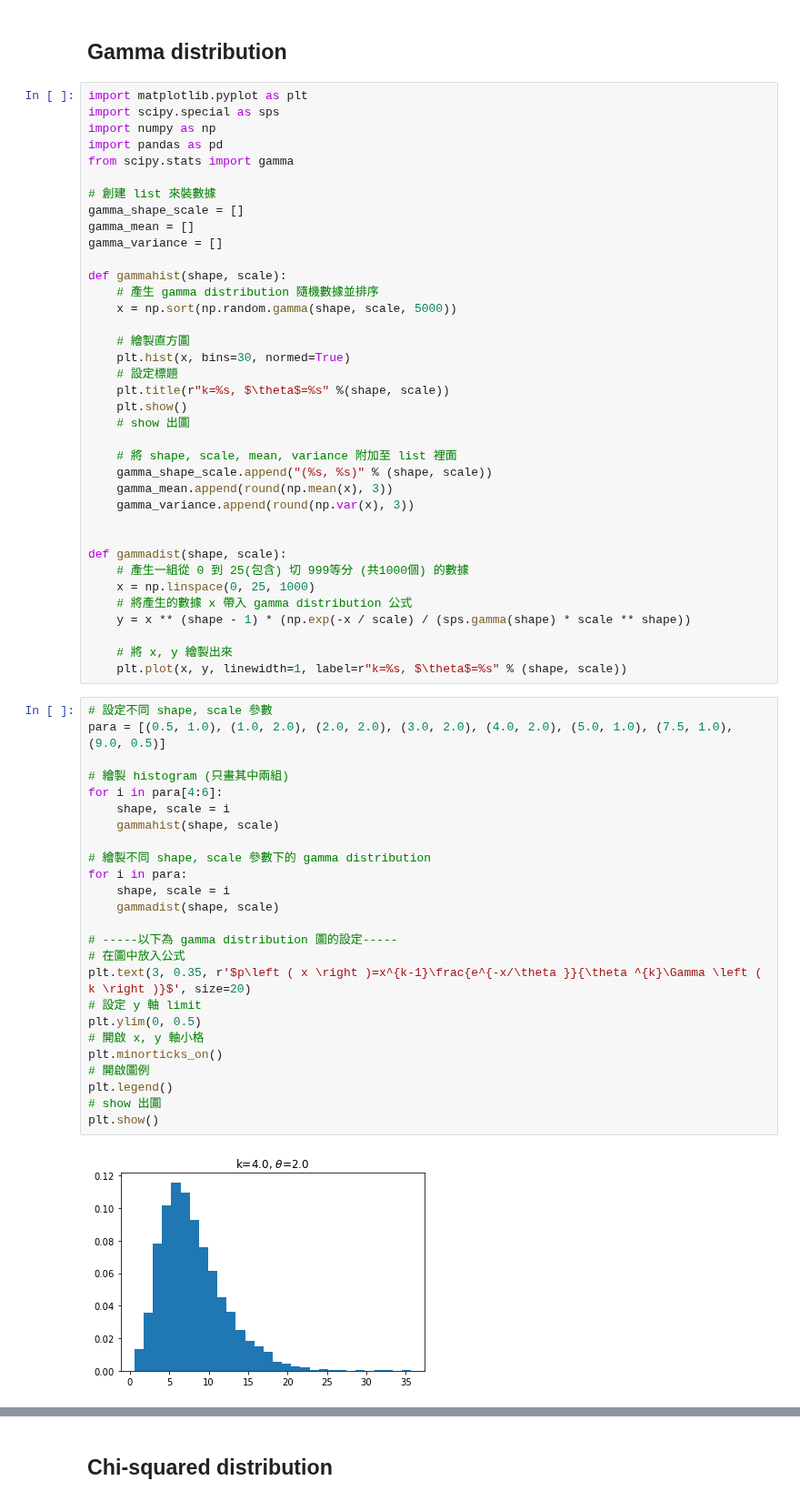
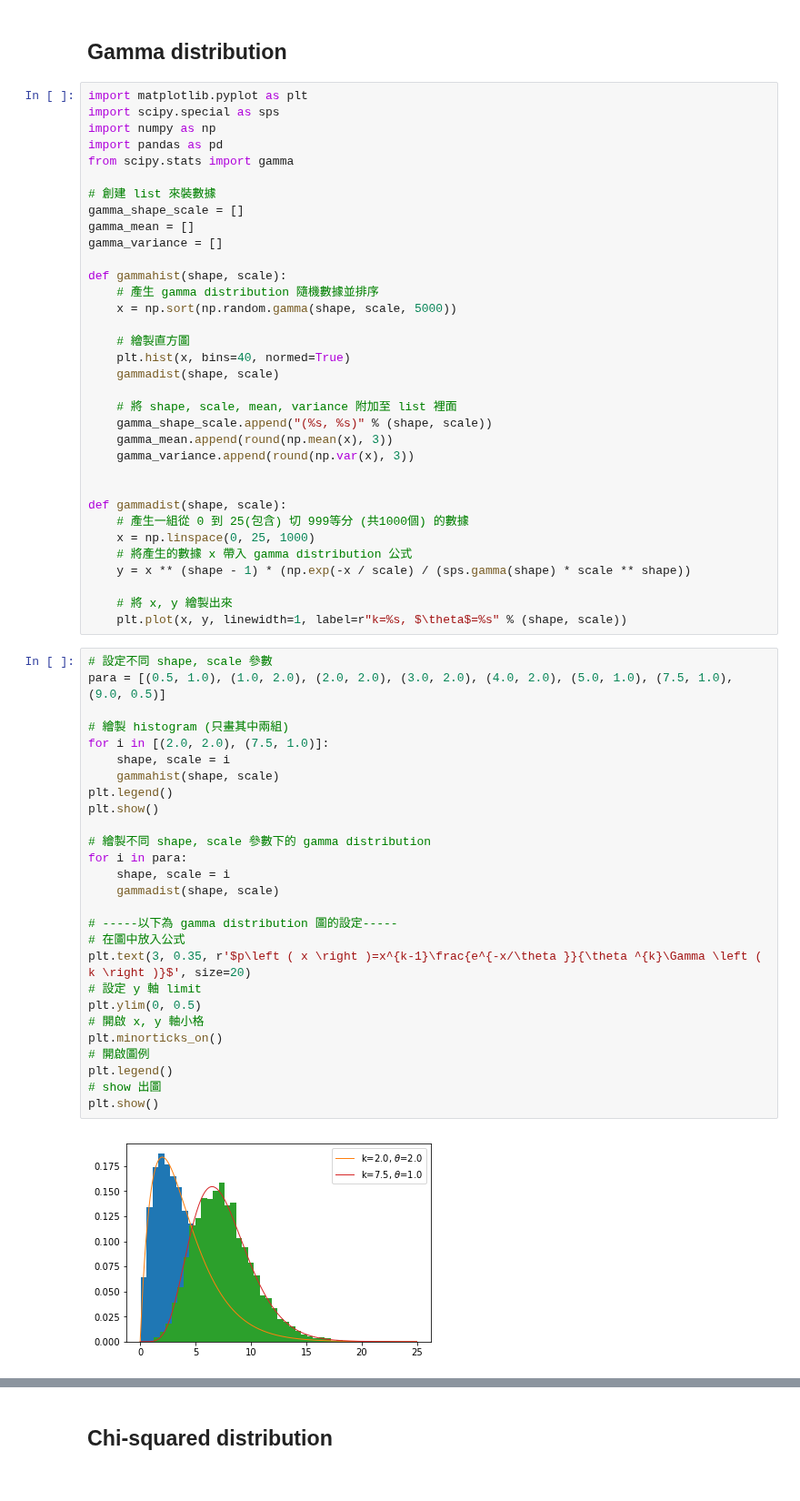
Before and after one commit to Astrohackers-TW/IANCUPythonAdventure, a Jupyter notebook: notebooks/notebooks4AstroStatistics/probability_distributions.ipynb, the cells around one changed output, grey strips where cells are left out. Shown at 91% size. Saved outputs shown, nothing was run; the diff lists cells and outputs as text.

```diff
--- a/notebooks/notebooks4AstroStatistics/probability_distributions.ipynb
+++ b/notebooks/notebooks4AstroStatistics/probability_distributions.ipynb
@@ -32,11 +32,8 @@ def gammahist(shape, scale):
     x = np.sort(np.random.gamma(shape, scale, 5000))
 
     # 繪製直方圖
-    plt.hist(x, bins=30, normed=True)
-    # 設定標題
-    plt.title(r"k=%s, $\theta$=%s" %(shape, scale))
-    plt.show()
-    # show 出圖
+    plt.hist(x, bins=40, normed=True)
+    gammadist(shape, scale)
 
     # 將 shape, scale, mean, variance 附加至 list 裡面
     gamma_shape_scale.append("(%s, %s)" % (shape, scale))
@@ -55,27 +52,29 @@ def gammadist(shape, scale):
 # %%
 # 設定不同 shape, scale 參數
 para = [(0.5, 1.0), (1.0, 2.0), (2.0, 2.0), (3.0, 2.0), (4.0, 2.0), (5.0, 1.0), (7.5, 1.0), (9.0, 0.5)]
 
 # 繪製 histogram (只畫其中兩組)
-for i in para[4:6]:
+for i in [(2.0, 2.0), (7.5, 1.0)]:
     shape, scale = i
     gammahist(shape, scale)
+plt.legend()
+plt.show()
 
 # 繪製不同 shape, scale 參數下的 gamma distribution
 for i in para:
     shape, scale = i
     gammadist(shape, scale)
 
 # -----以下為 gamma distribution 圖的設定-----
 # 在圖中放入公式
 plt.text(3, 0.35, r'$p\left ( x \right )=x^{k-1}\frac{e^{-x/\theta }}{\theta ^{k}\Gamma \left ( k \right )}$', size=20)
 # 設定 y 軸 limit
 plt.ylim(0, 0.5)
 # 開啟 x, y 軸小格
 plt.minorticks_on()
 # 開啟圖例
 plt.legend()
 # show 出圖
 plt.show()
 # %% [output]
-[figure, old version]
+[figure, new version]
```
Also changed, not shown: parts of 2 cells of this notebook.
